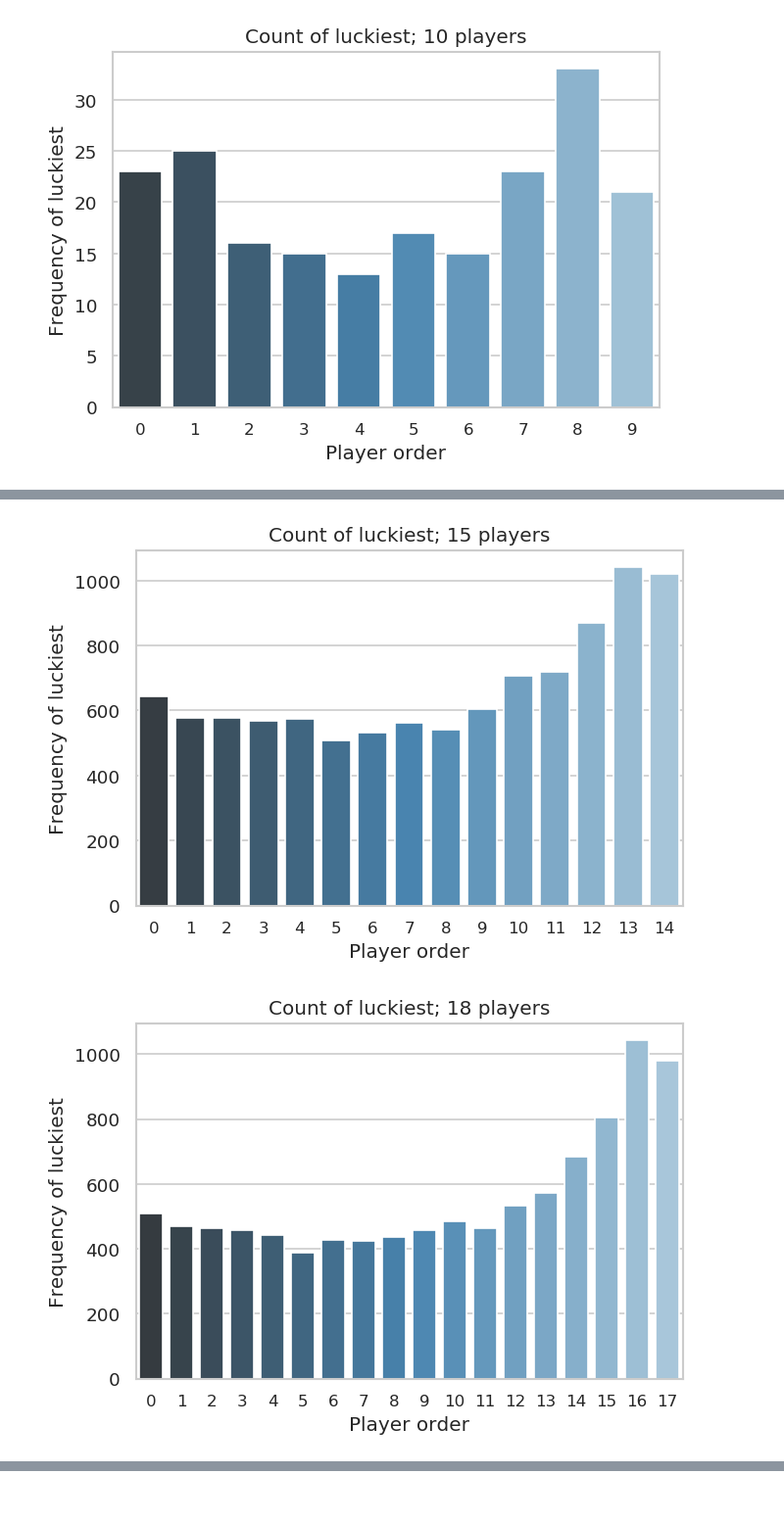
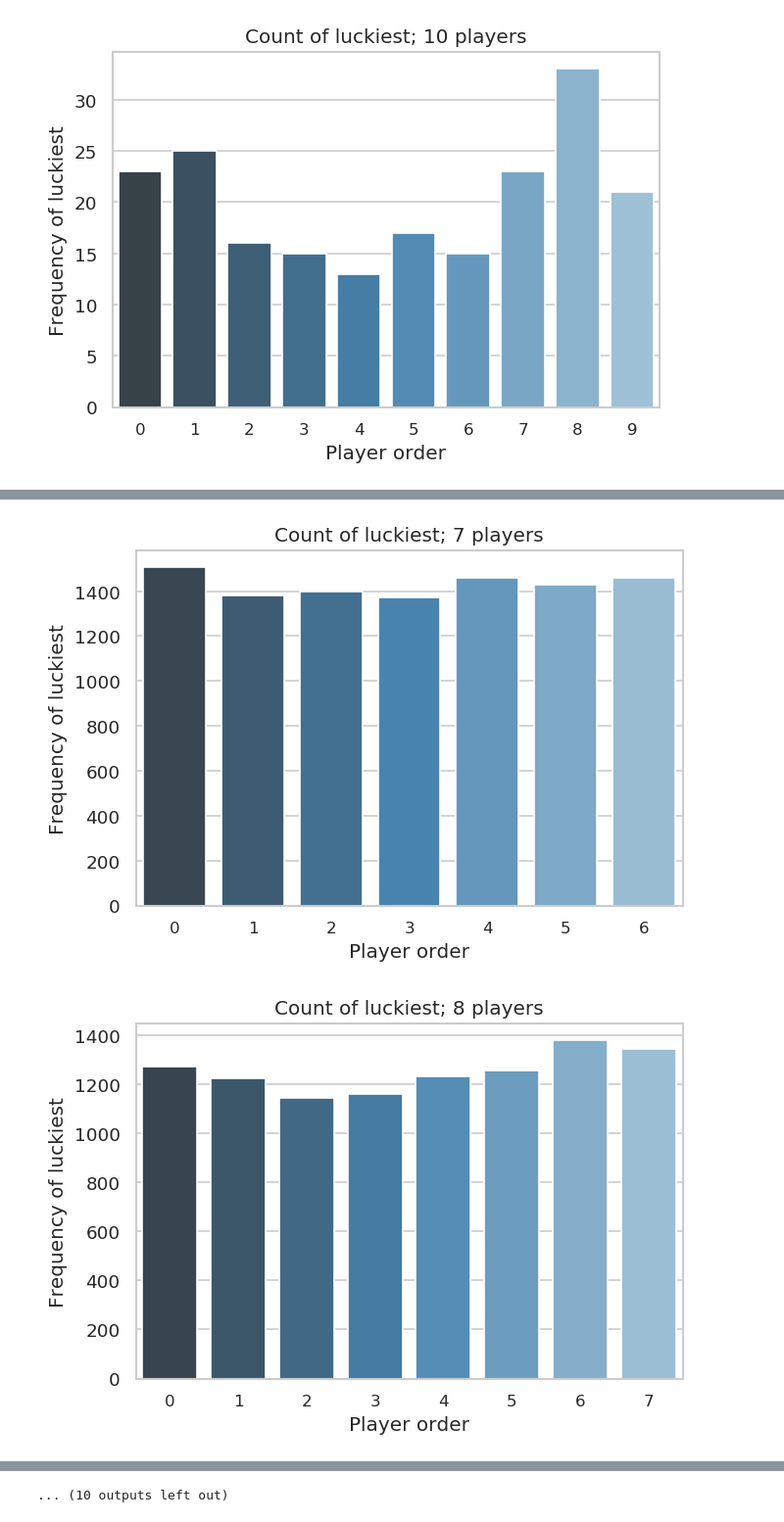
Before and after one commit to tjysdsg/wechat-red-bag, a Jupyter notebook: simulation.ipynb, the cells around one changed output, grey strips where cells are left out. Shown at 98% size. Cells and saved outputs as stored; diff of their text form; code cells hidden in the pictures.

Commit message:
Add more plots

```diff
--- a/simulation.ipynb
+++ b/simulation.ipynb
@@ -145,7 +145,7 @@ plot_lucky(data_df, 'true-data-')
 # %%
 n_trials = 10000
 money = 66.0
-for n_players in range(3, 22, 3):
+for n_players in range(3, 25):
     data = sim_trials(n_trials, n_players, money)
     plot_lucky(data)
 # %% [output]
@@ -156,2 +156,2 @@ for n_players in range(3, 22, 3):
-[figure, old version]
+[figure, new version]
-[figure, old version]
+[figure, new version]
@@ -158,0 +164 @@ for n_players in range(3, 22, 3):
+... (10 outputs left out)
```
Also changed, not shown: parts of 1 cell of this notebook, 15 other files.
